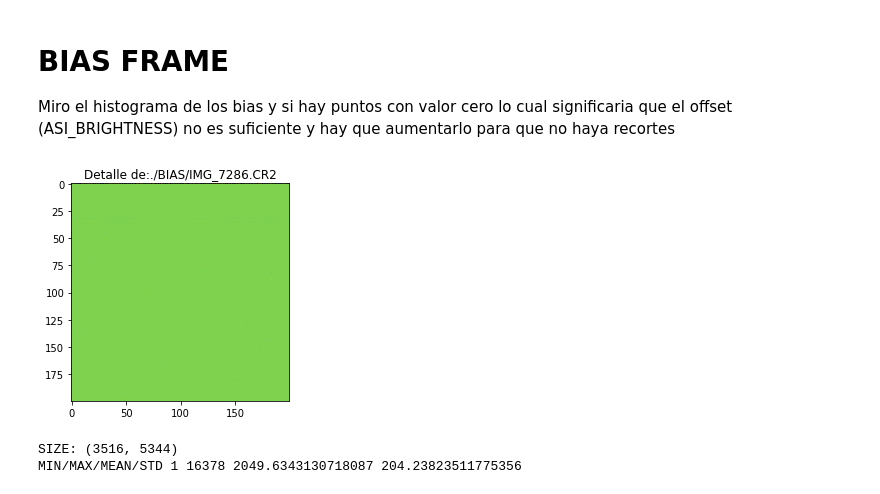
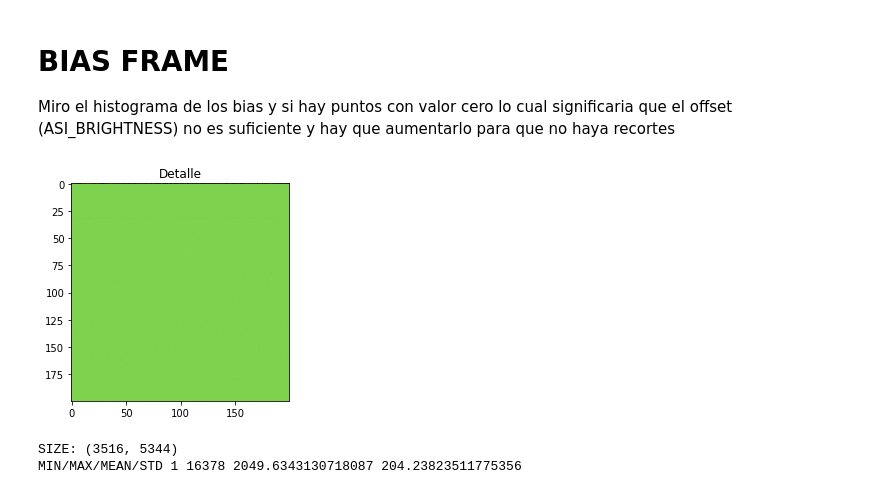
Before and after one commit to macicco/photonpiler, a Jupyter notebook: darkframes.ipynb, the cells around one changed output. Drawn from its saved outputs; the diff is of its cells as text; code cells hidden in the pictures.

```diff
--- a/darkframes.ipynb
+++ b/darkframes.ipynb
@@ -45,14 +45,14 @@ def array_hist(v,title=None):
 
 def show_cacho(v,size=200):
     plt.imshow(v[0:size,0:size], norm=LogNorm())
-    plt.title("Detalle de:"+fitname)
+    plt.title("Detalle")
     plt.plot()
 # %%
-filename='./BIAS/IMG_7286.CR2'
+filename='../BIAS/IMG_7286.CR2'
 v=readCR2(filename)
 show_cacho(v)
 # %% [output]
-[figure, old version]
+[figure, new version]
 # %%
 array_hist(v)
 # %% [output]
```
Also changed, not shown: 2 other files.
